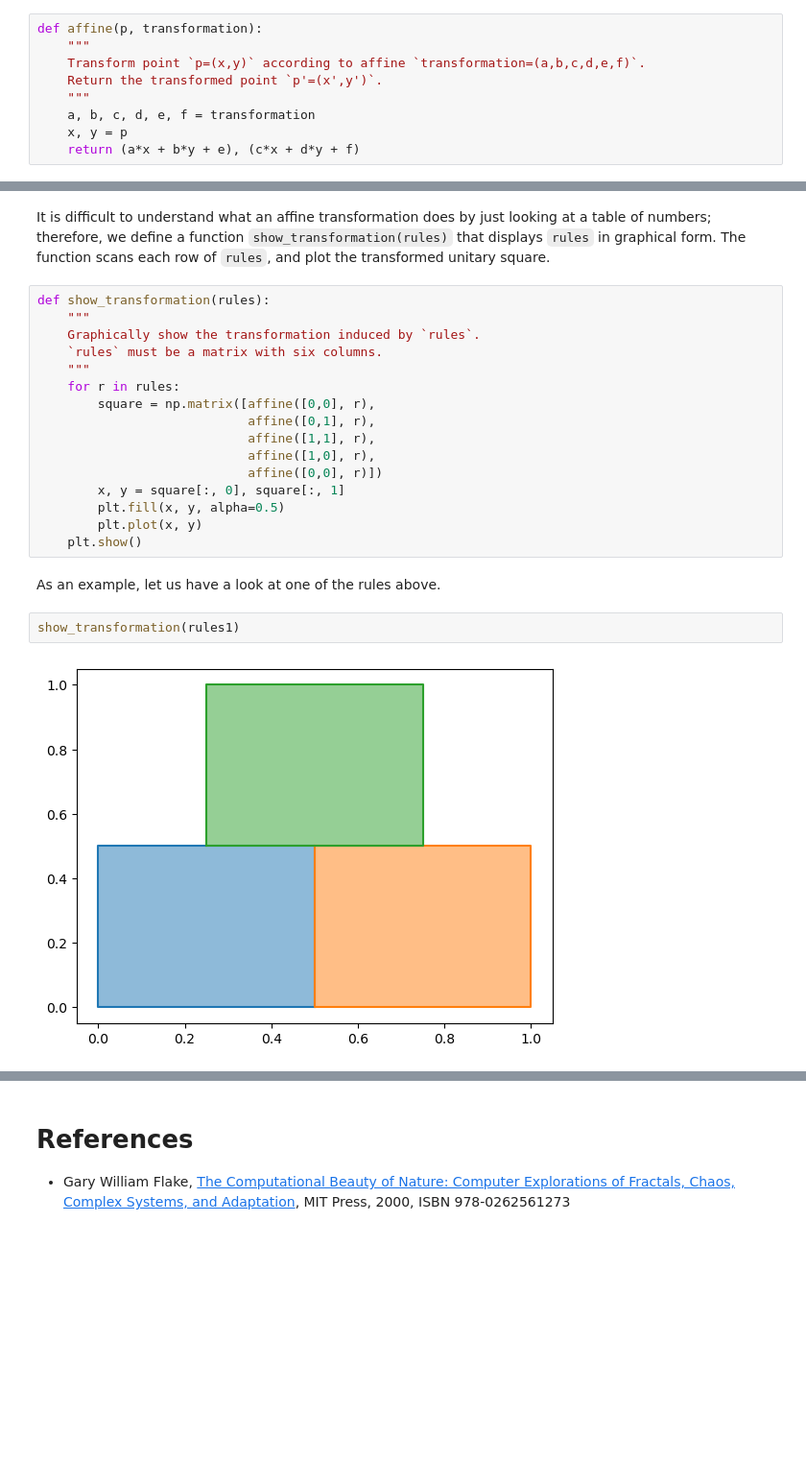
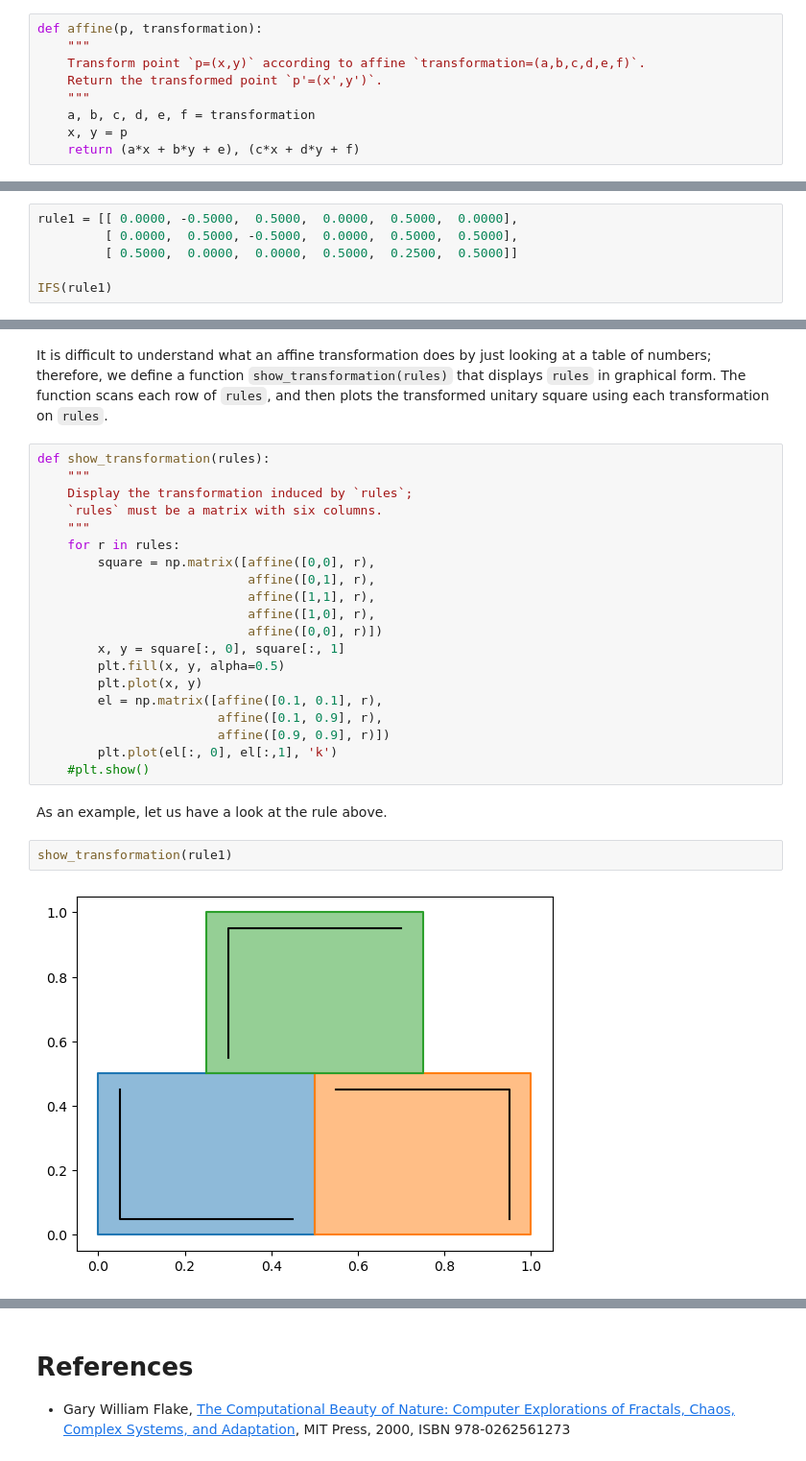
Before and after one commit to mmarzolla/chaos-fractals-phd-course, a Jupyter notebook: IFS.ipynb, the cells around one changed output, grey strips where cells are left out. Shown at 96% size. Cells and saved outputs as stored; diff of their text form; blank space fills up the shorter version.

```diff
--- a/IFS.ipynb
+++ b/IFS.ipynb
@@ -122,0 +97,6 @@ IFS(rules1)
+# %%
+rule1 = [[ 0.0000, -0.5000,  0.5000,  0.0000,  0.5000,  0.0000],
+         [ 0.0000,  0.5000, -0.5000,  0.0000,  0.5000,  0.5000],
+         [ 0.5000,  0.0000,  0.0000,  0.5000,  0.2500,  0.5000]]
+
+IFS(rule1)
@@ -123,9 +105,9 @@ IFS(rules1)
 # %% [markdown]
-It is difficult to understand what an affine transformation does by just looking at a table of numbers; therefore, we define a function `show_transformation(rules)` that displays `rules` in graphical form. The function scans each row of `rules`, and plot the transformed unitary square.
+It is difficult to understand what an affine transformation does by just looking at a table of numbers; therefore, we define a function `show_transformation(rules)` that displays `rules` in graphical form. The function scans each row of `rules`, and then plots the transformed unitary square using each transformation on `rules`.
 # %%
 def show_transformation(rules):
     """
-    Graphically show the transformation induced by `rules`.
+    Display the transformation induced by `rules`;
     `rules` must be a matrix with six columns.
     """
     for r in rules:
@@ -137,10 +119,14 @@ def show_transformation(rules):
         x, y = square[:, 0], square[:, 1]
         plt.fill(x, y, alpha=0.5)
         plt.plot(x, y)
-    plt.show()
+        el = np.matrix([affine([0.1, 0.1], r),
+                        affine([0.1, 0.9], r),
+                        affine([0.9, 0.9], r)])
+        plt.plot(el[:, 0], el[:,1], 'k')
+    #plt.show()
 # %% [markdown]
-As an example, let us have a look at one of the rules above.
+As an example, let us have a look at the rule above.
 # %%
-show_transformation(rules1)
+show_transformation(rule1)
 # %% [output]
-[figure, old version]
+[figure, new version]
```
Also changed, not shown: parts of 13 cells of this notebook.
